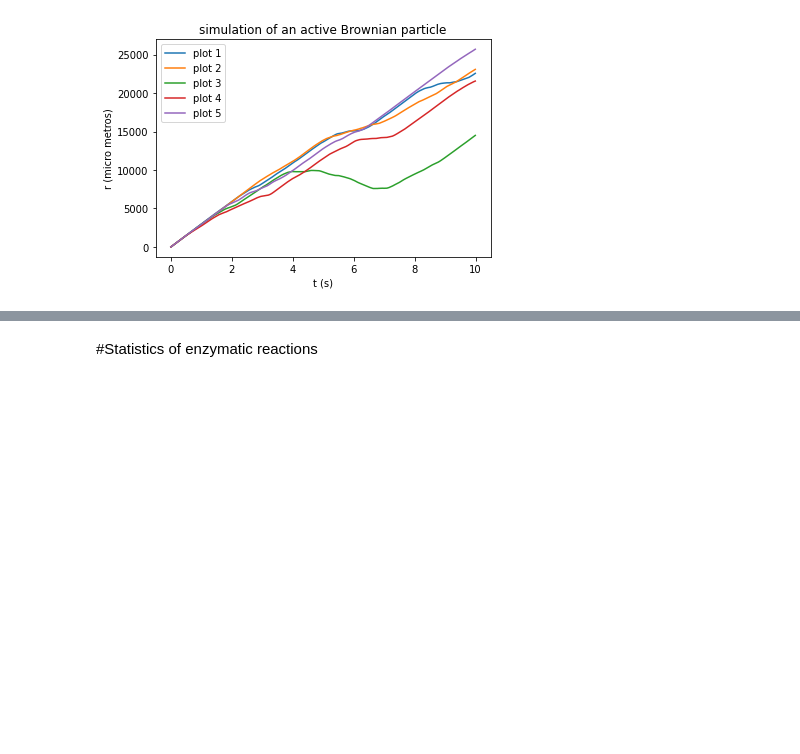
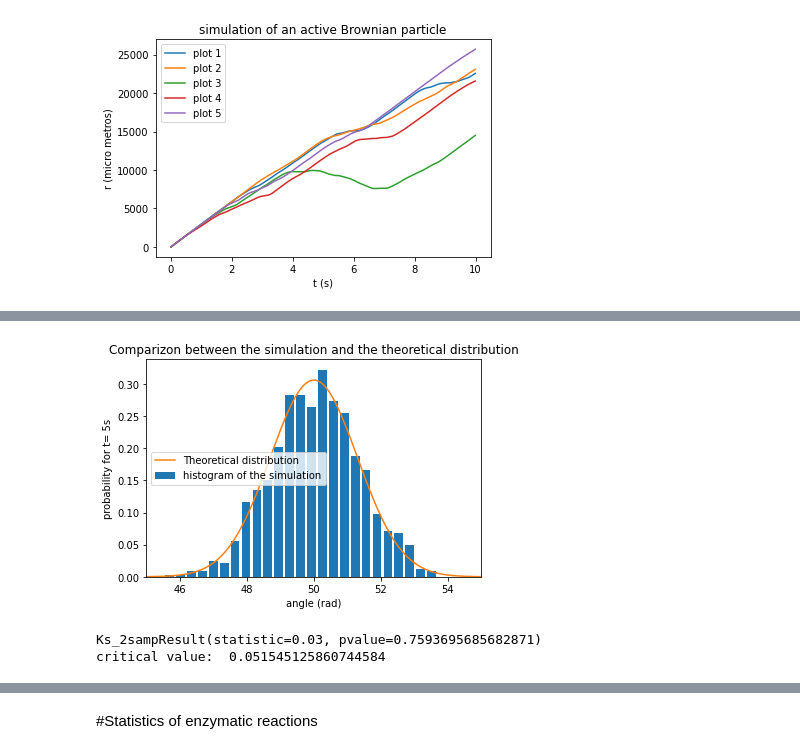
Before and after one commit to carlossoto362/QLS2021-2022Diploma, a Jupyter notebook: BiologyHomwork2.ipynb, the cells around one changed output, grey strips where cells are left out. Drawn from its saved outputs; the diff is of its cells as text; code cells hidden in the pictures; blank space fills up the shorter version.

```diff
--- a/BiologyHomwork2.ipynb
+++ b/BiologyHomwork2.ipynb
@@ -101,0 +145,17 @@ plt.show()
+# %%
+dt = 0.001
+n = int(5/dt)
+Dt = 0.2
+Dr = 0.17
+v = 30
+w = 10
+thetas = np.zeros(10**3)
+for j in range(10**3):
+  theta = 0
+  for i in range(n-1):
+      theta += w*dt + np.sqrt(2*Dr)*np.random.normal(loc=0,scale=np.sqrt(dt))
+  thetas[j] = theta
+thetasT = np.zeros(1000)
+ts = np.arange(1000)*(60/1000)
+for i in range(1000):
+  thetasT[i] = teoreticalDensity(ts[i],5)
@@ -101,0 +170,11 @@ plt.show()
+# %%
+plt.title("Comparizon between the simulation and the theoretical distribution")
+plt.hist(thetas, density = True, rwidth=0.8, bins=25, label="histogram of the simulation")
+plt.plot(ts,thetasT,label="Theoretical distribution")
+plt.xlabel("angle (rad)")
+plt.ylabel("probability for t= 5s")
+plt.xlim([45,55])
+plt.legend()
+plt.show()
+# %% [output]
+[figure, added]
@@ -101,0 +198,8 @@ plt.show()
+# %%
+#defining the Kolmogorov–Smirnov statistic
+thetasSample=np.random.normal(loc=w*10,scale=np.sqrt(2*Dr*10),size=1000)
+print(stats.ks_2samp(thetas,thetasSample ))
+print("critical value for alpha=0.1: ", 1.63/np.sqrt(1000))
+# %% [output]
+Ks_2sampResult(statistic=0.03, pvalue=0.7593695685682871)
+critical value:  0.051545125860744584
```
Also changed, not shown: parts of 7 cells of this notebook.
